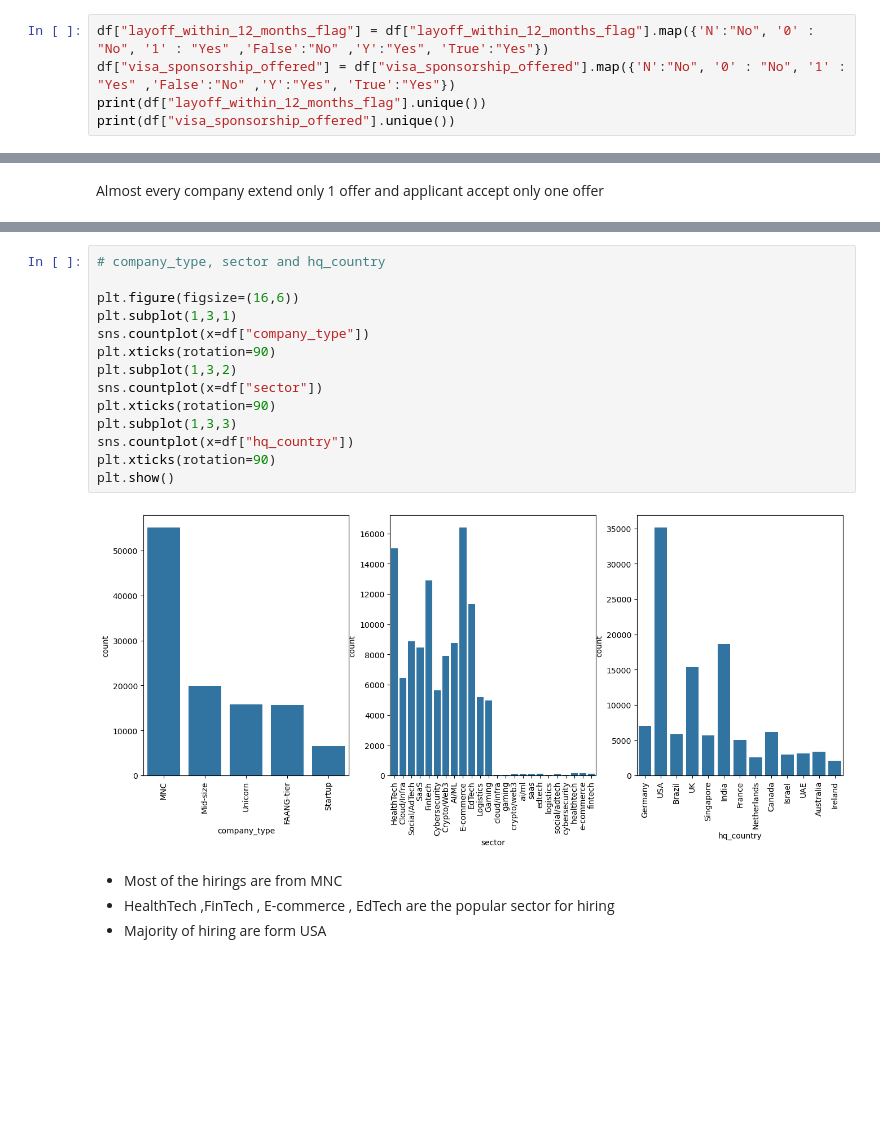
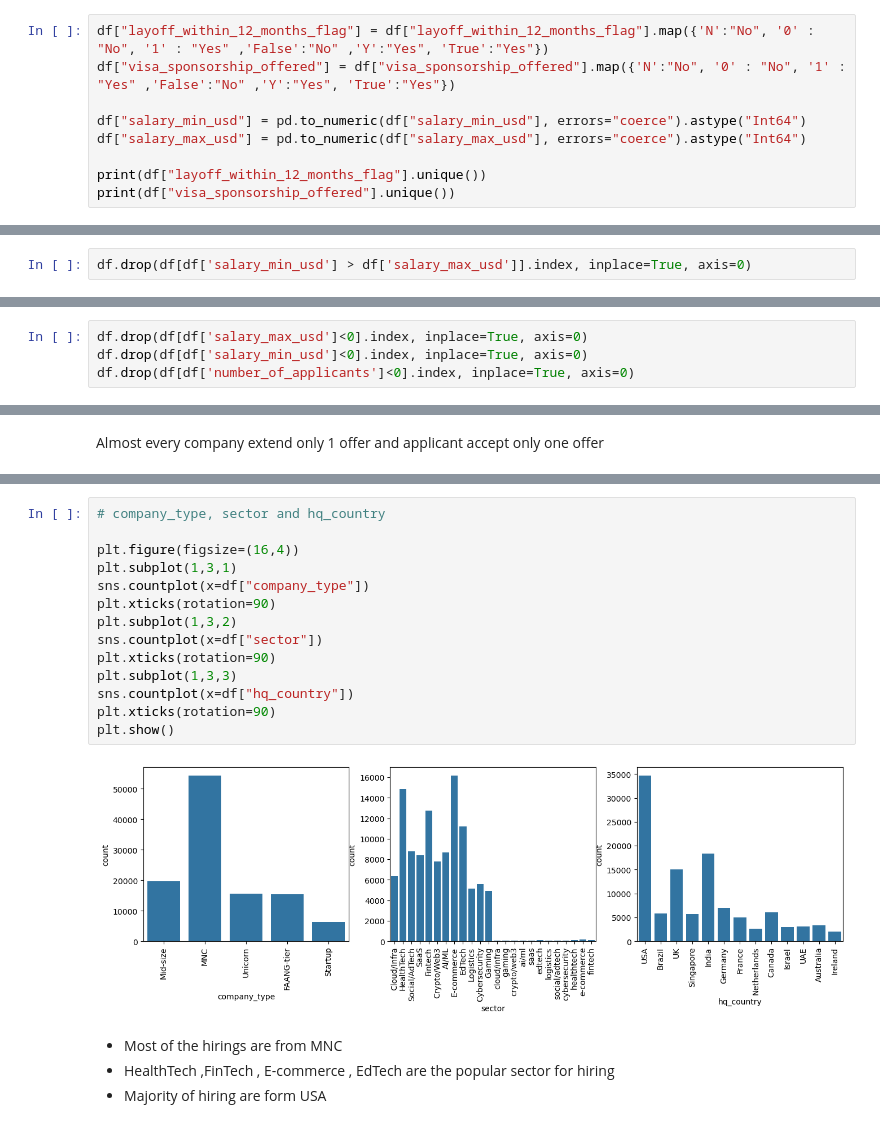
Before and after one commit to varunkumar-2107/MLCoE-Tasks, a Jupyter notebook: Task_1/task.ipynb, the cells around one changed output, grey strips where cells are left out. Cells and saved outputs as stored; diff of their text form; blank space fills up the shorter version.

```diff
--- a/Task_1/task.ipynb
+++ b/Task_1/task.ipynb
@@ -139,6 +129,10 @@ By this we can see that for (layoff_within_12_months_flag , visa_sponsorship_off
 # %%
 df["layoff_within_12_months_flag"] = df["layoff_within_12_months_flag"].map({'N':"No", '0' : "No", '1' : "Yes" ,'False':"No" ,'Y':"Yes", 'True':"Yes"})
 df["visa_sponsorship_offered"] = df["visa_sponsorship_offered"].map({'N':"No", '0' : "No", '1' : "Yes" ,'False':"No" ,'Y':"Yes", 'True':"Yes"})
+
+df["salary_min_usd"] = pd.to_numeric(df["salary_min_usd"], errors="coerce").astype("Int64")
+df["salary_max_usd"] = pd.to_numeric(df["salary_max_usd"], errors="coerce").astype("Int64")
+
 print(df["layoff_within_12_months_flag"].unique())
 print(df["visa_sponsorship_offered"].unique())
 # %% [output]
@@ -146,0 +157,2 @@ print(df["visa_sponsorship_offered"].unique())
+# %%
+df.drop(df[df['salary_min_usd'] > df['salary_max_usd']].index, inplace=True, axis=0)
@@ -147,3 +175,7 @@ print(df["visa_sponsorship_offered"].unique())
+# %%
+df.drop(df[df['salary_max_usd']<0].index, inplace=True, axis=0)
+df.drop(df[df['salary_min_usd']<0].index, inplace=True, axis=0)
+df.drop(df[df['number_of_applicants']<0].index, inplace=True, axis=0)
 # %% [markdown]
 ## UNIVARIATE
 # %%
@@ -283,19 +344,19 @@ Column: layoff_within_12_months_flag
 # %%
 # company_type, sector and hq_country
 
-plt.figure(figsize=(16,6))
+plt.figure(figsize=(16,4))
 plt.subplot(1,3,1)
 sns.countplot(x=df["company_type"])
 plt.xticks(rotation=90)
 plt.subplot(1,3,2)
 sns.countplot(x=df["sector"])
 plt.xticks(rotation=90)
 plt.subplot(1,3,3)
 sns.countplot(x=df["hq_country"])
 plt.xticks(rotation=90)
 plt.show()
 # %% [output]
-[figure, old version]
+[figure, new version]
 # %% [markdown]
 - Most of the hirings are from MNC
 - HealthTech ,FinTech , E-commerce , EdTech are the popular sector for hiring
```
Also changed, not shown: parts of 33 cells of this notebook.
